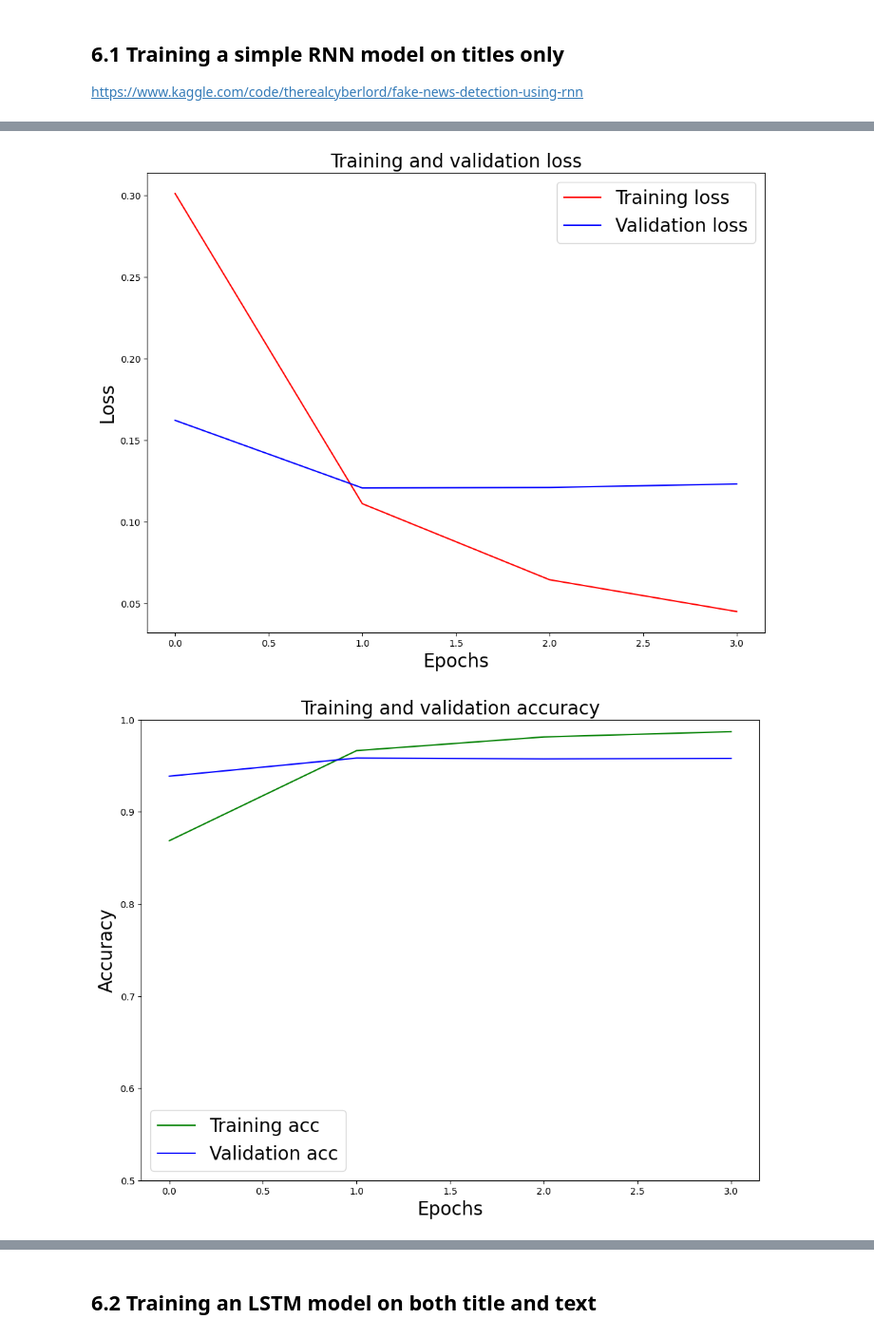
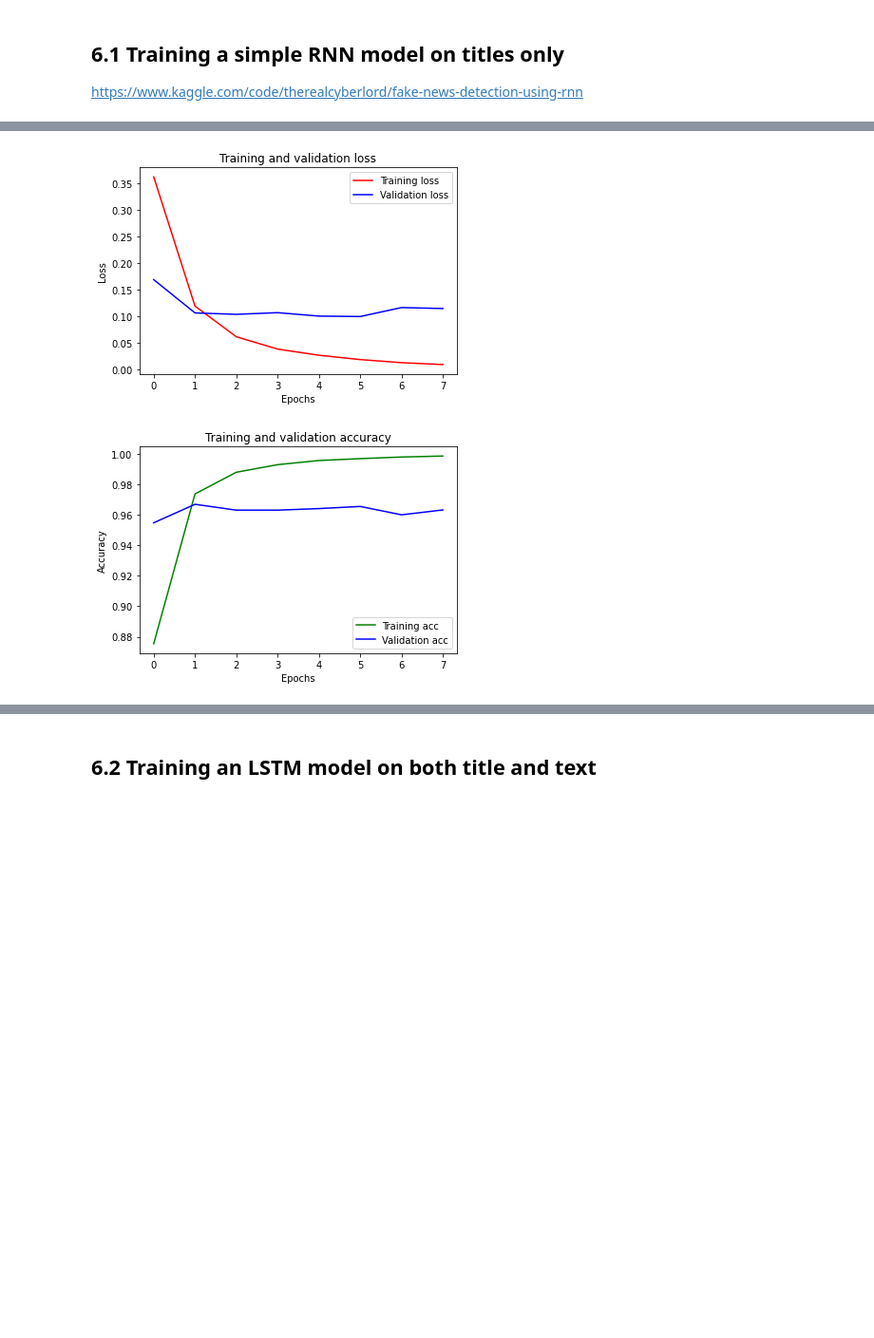
Before and after one commit to Jiawei19/BT4222, a Jupyter notebook: EDA.ipynb, the cells around one changed output, grey strips where cells are left out. Shown at 95% size. Saved outputs shown, nothing was run; the diff lists cells and outputs as text; code cells hidden in the pictures; blank space fills up the shorter version.

```diff
--- a/EDA.ipynb
+++ b/EDA.ipynb
@@ -332,22 +354,20 @@ def pad(train_data,test_data,max_len):
 # %%
-X_train_title,X_test_title,vocab_title = tokenize(X_train['title'],X_test['title'])
+X_train_title,X_val_title,X_test_title,vocab_title = tokenize(X_train['title'],X_val['title'],X_test['title'])
 max_vocab_title = len(vocab_title) + 1 # Adding 1 because of reserved 0 index
 # Embedding Layer creates one more vector for "UNKNOWN" words, or padded words (0s). This Vector is filled with zeros.
 
 # get length of longest title and pad all shorter titles to match length
 max_len_title = max([len(x) for x in X_train_title] + [len(x) for x in X_test_title])
-X_train_title,X_test_title = pad(X_train_title,X_test_title,max_len_title)
+X_train_title,X_val_title,X_test_title = pad(X_train_title,X_val_title,X_test_title,max_len_title)
 # %%
 from tensorflow.keras import Sequential
 from tensorflow.keras.layers import Embedding, Bidirectional, Dense, Dropout
 
 model = Sequential([
     Embedding(max_vocab_title, 100, input_length=max_len_title),
-    Bidirectional(tf.keras.layers.SimpleRNN(64,  return_sequences=True)),
     Bidirectional(tf.keras.layers.SimpleRNN(16)),
-    Dense(64, activation='relu'),
     Dropout(0.5),
-    Dense(1)
+    Dense(1, activation='sigmoid')
 ])
 
 model.summary()
@@ -374,12 +393,12 @@ _________________________________________________________________
 # %%
 early_stop = tf.keras.callbacks.EarlyStopping(monitor='val_loss', patience=2, restore_best_weights=True)
-model.compile(loss=tf.keras.losses.BinaryCrossentropy(from_logits=True),
+model.compile(loss=tf.keras.losses.BinaryCrossentropy(),
               optimizer=tf.keras.optimizers.Adam(1e-4),
               metrics=['accuracy'])
 # %%
 %%time
 history_title = model.fit(X_train_title, y_train, epochs=10,
-                    validation_split=0.25, batch_size=30,
+                    validation_data=(X_val_title, y_val), batch_size=30,
                     shuffle=True, callbacks=[early_stop])
 # %% [output]
 Epoch 1/10
@@ -395,33 +422,32 @@ Wall time: 3min 36s
 # %%
 history_dict = history_title.history
 
 acc = history_dict['accuracy']
 val_acc = history_dict['val_accuracy']
 loss = history_dict['loss']
 val_loss = history_dict['val_loss']
 epochs = history_title.epoch
 
-plt.figure(figsize=(12,9))
+plt.figure()
 plt.plot(epochs, loss, 'r', label='Training loss')
 plt.plot(epochs, val_loss, 'b', label='Validation loss')
-plt.title('Training and validation loss', size=20)
-plt.xlabel('Epochs', size=20)
-plt.ylabel('Loss', size=20)
-plt.legend(prop={'size': 20})
+plt.title('Training and validation loss')
+plt.xlabel('Epochs')
+plt.ylabel('Loss')
+plt.legend()
 plt.show()
 
-plt.figure(figsize=(12,9))
+plt.figure()
 plt.plot(epochs, acc, 'g', label='Training acc')
 plt.plot(epochs, val_acc, 'b', label='Validation acc')
-plt.title('Training and validation accuracy', size=20)
-plt.xlabel('Epochs', size=20)
-plt.ylabel('Accuracy', size=20)
-plt.legend(prop={'size': 20})
-plt.ylim((0.5,1))
+plt.title('Training and validation accuracy')
+plt.xlabel('Epochs')
+plt.ylabel('Accuracy')
+plt.legend()
 plt.show()
 # %% [output]
-[figure, old version]
+[figure, new version]
-[figure, old version]
+[figure, new version]
 # %%
 model.evaluate(X_test_title, y_test)
 # %% [output]
```
Also changed, not shown: parts of 25 cells of this notebook.
